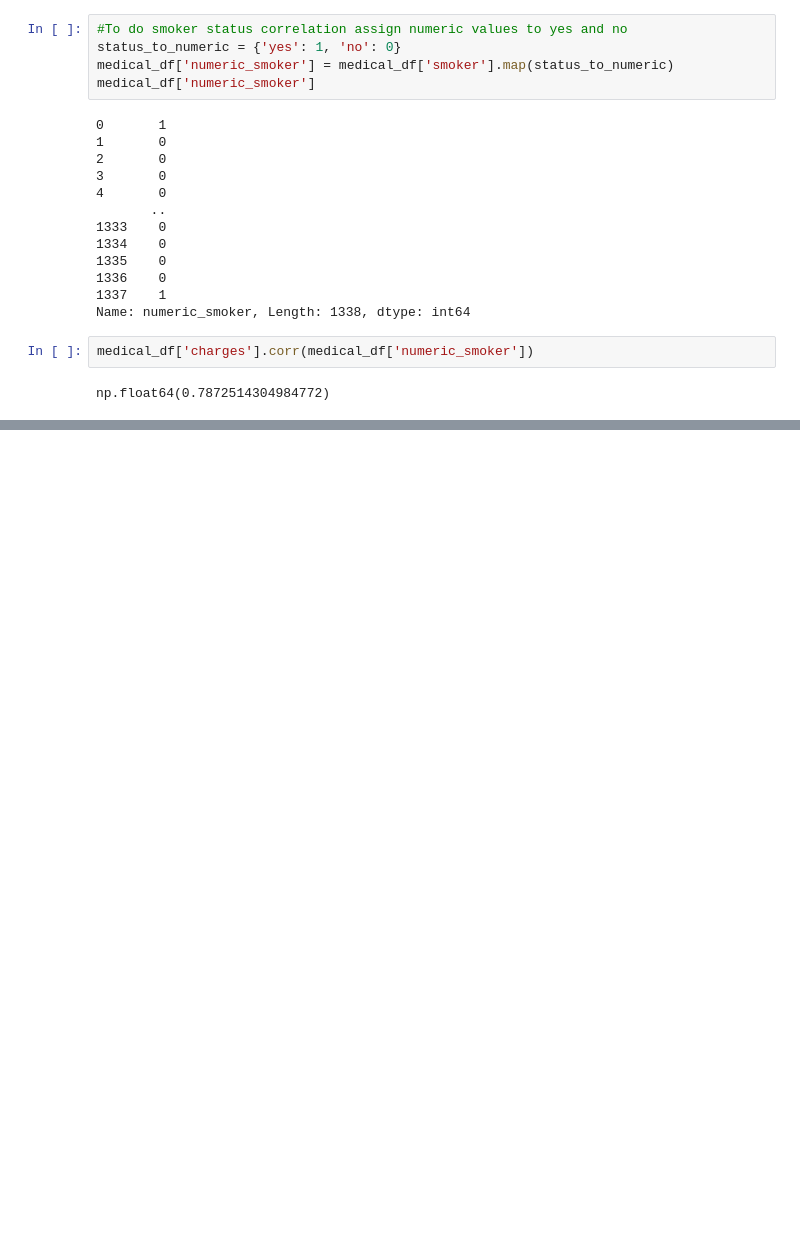
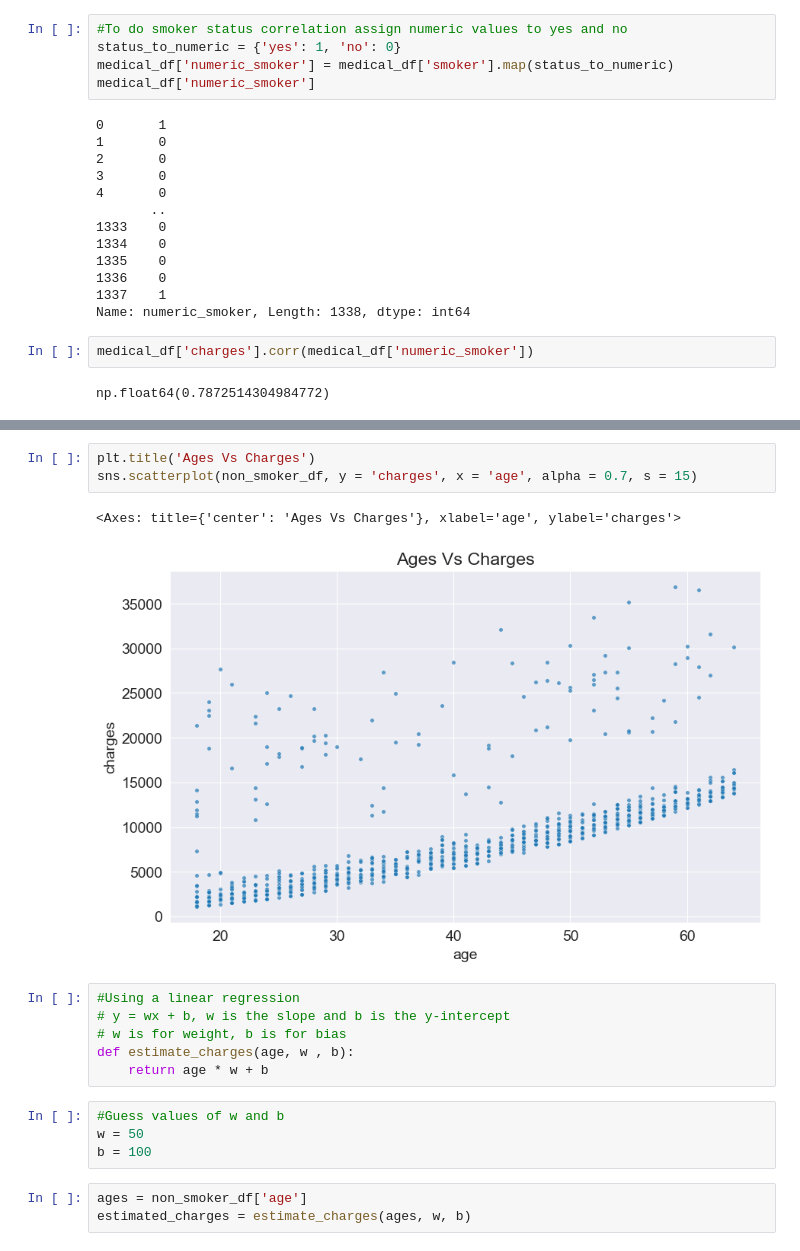
Before and after one commit to AgentXCross/PythonDS-ML, a Jupyter notebook: SciKitLearn/linear_regression.ipynb, the cells around one changed output, grey strips where cells are left out. Saved outputs shown, nothing was run; the diff lists cells and outputs as text; blank space fills up the shorter version.

Commit message:
Created lin-regression model

```diff
--- a/SciKitLearn/linear_regression.ipynb
+++ b/SciKitLearn/linear_regression.ipynb
@@ -231,0 +260,19 @@ np.float64(0.7872514304984772)
+# %%
+plt.title('Ages Vs Charges')
+sns.scatterplot(non_smoker_df, y = 'charges', x = 'age', alpha = 0.7, s = 15)
+# %% [output]
+<Axes: title={'center': 'Ages Vs Charges'}, xlabel='age', ylabel='charges'>
+[figure, added]
+# %%
+#Using a linear regression
+# y = wx + b, w is the slope and b is the y-intercept
+# w is for weight, b is for bias
+def estimate_charges(age, w , b):
+    return age * w + b
+# %%
+#Guess values of w and b
+w = 50
+b = 100
+# %%
+ages = non_smoker_df['age']
+estimated_charges = estimate_charges(ages, w, b)
```
Also changed, not shown: parts of 27 cells of this notebook.
